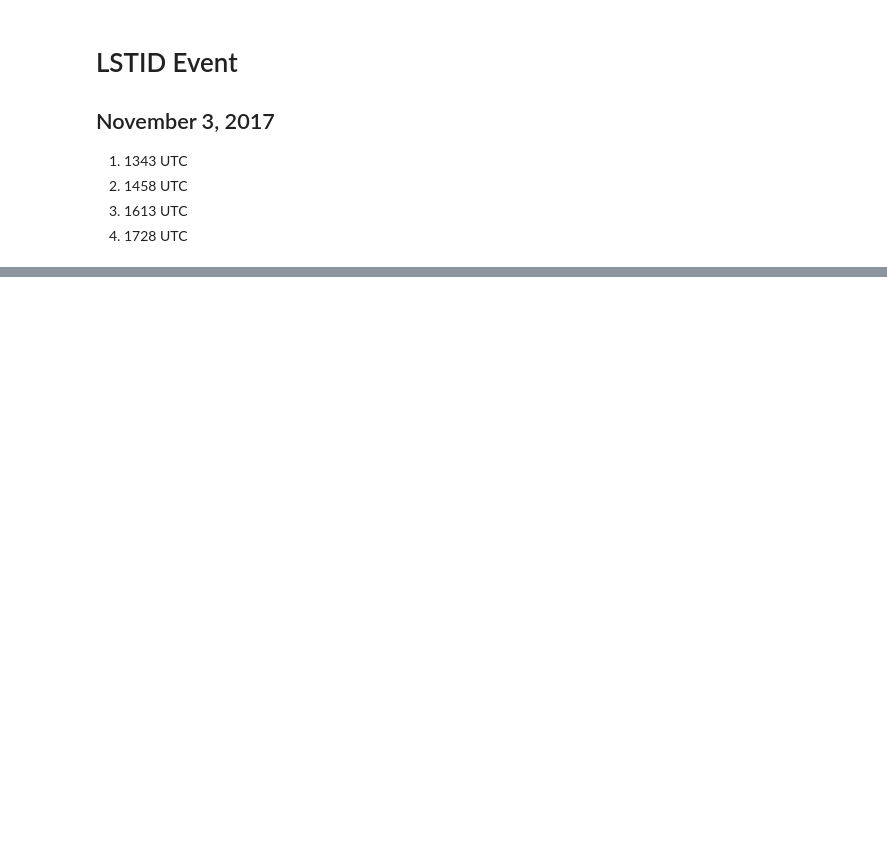
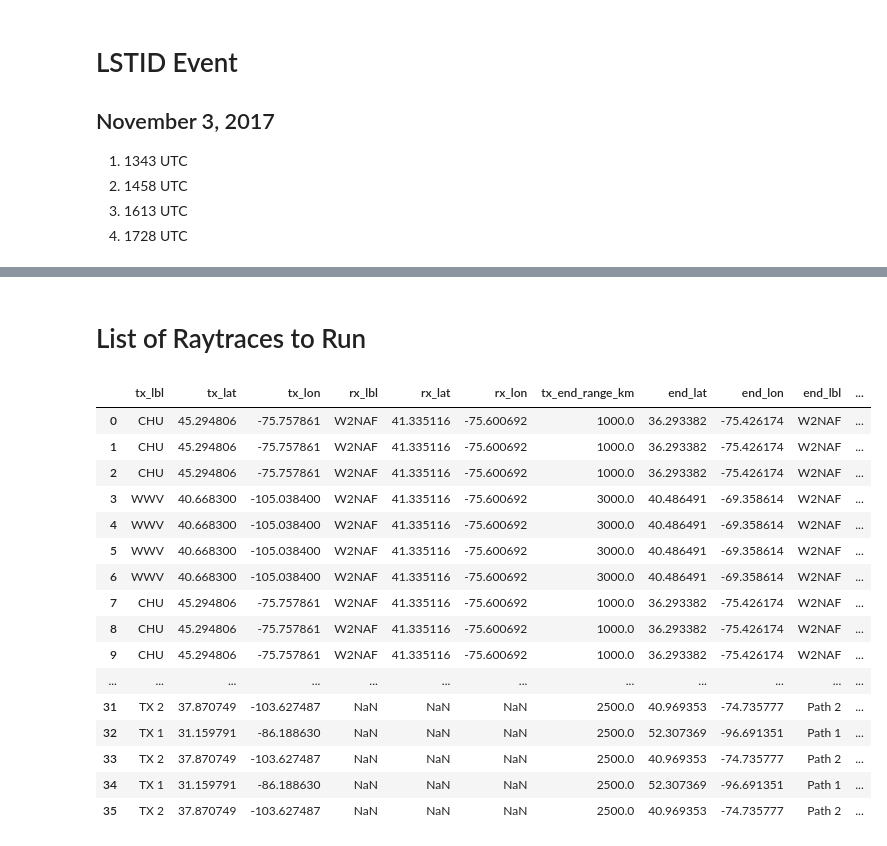
Before and after one commit to w2naf/IRI_TID, a Jupyter notebook: scripts/Maps for Devin.ipynb, the cells around one changed output, grey strips where cells are left out. Saved outputs shown, nothing was run; the diff lists cells and outputs as text; code cells hidden in the pictures; blank space fills up the shorter version.

```diff
--- a/scripts/Maps for Devin.ipynb
+++ b/scripts/Maps for Devin.ipynb
@@ -301,3 +659,18 @@ paths.df
 |  | tx_lat | tx_lon | tx_lbl | end_lat | end_lon | end_lbl | tx_end_range_km | tx_end_azm |
 | 0 | 31.159791 | -86.188630 | TX 1 | 52.307369 | -96.691351 | Path 1 | 2500.0 | -17.0 |
 | 1 | 37.870749 | -103.627487 | TX 2 | 40.969353 | -74.735777 | Path 2 | 2500.0 | 73.0 |
+# %%
+# Generate a List of Raytraces to run for the LSTID Event
+dates = []
+dates.append(datetime.datetime(2017,11,3,13,43))
+dates.append(datetime.datetime(2017,11,3,14,58))
+dates.append(datetime.datetime(2017,11,3,16,13))
+dates.append(datetime.datetime(2017,11,3,17,28))
+
+freqs = []
+freqs.append(14)
+
+event = 'LSTID Event'
+
+lstid_run_df = lstid_paths.generate_run_list(dates,freqs,event=event)
+lstid_run_df
@@ -303,0 +687,24 @@ paths.df
+# %% [markdown]
+# List of Raytraces to Run
+# %%
+run_df = pd.concat([eclipse_run_df,lstid_run_df],ignore_index=True)
+run_df.to_csv('run_raytraces.csv',index=False)
+run_df
+# %% [output]
+|  | tx_lbl | tx_lat | tx_lon | rx_lbl | rx_lat | rx_lon | tx_end_range_km | end_lat | end_lon | end_lbl | ... |
+| 0 | CHU | 45.294806 | -75.757861 | W2NAF | 41.335116 | -75.600692 | 1000.0 | 36.293382 | -75.426174 | W2NAF | ... |
+| 1 | CHU | 45.294806 | -75.757861 | W2NAF | 41.335116 | -75.600692 | 1000.0 | 36.293382 | -75.426174 | W2NAF | ... |
+| 2 | CHU | 45.294806 | -75.757861 | W2NAF | 41.335116 | -75.600692 | 1000.0 | 36.293382 | -75.426174 | W2NAF | ... |
+| 3 | WWV | 40.668300 | -105.038400 | W2NAF | 41.335116 | -75.600692 | 3000.0 | 40.486491 | -69.358614 | W2NAF | ... |
+| 4 | WWV | 40.668300 | -105.038400 | W2NAF | 41.335116 | -75.600692 | 3000.0 | 40.486491 | -69.358614 | W2NAF | ... |
+| 5 | WWV | 40.668300 | -105.038400 | W2NAF | 41.335116 | -75.600692 | 3000.0 | 40.486491 | -69.358614 | W2NAF | ... |
+| 6 | WWV | 40.668300 | -105.038400 | W2NAF | 41.335116 | -75.600692 | 3000.0 | 40.486491 | -69.358614 | W2NAF | ... |
+| 7 | CHU | 45.294806 | -75.757861 | W2NAF | 41.335116 | -75.600692 | 1000.0 | 36.293382 | -75.426174 | W2NAF | ... |
+| 8 | CHU | 45.294806 | -75.757861 | W2NAF | 41.335116 | -75.600692 | 1000.0 | 36.293382 | -75.426174 | W2NAF | ... |
+| 9 | CHU | 45.294806 | -75.757861 | W2NAF | 41.335116 | -75.600692 | 1000.0 | 36.293382 | -75.426174 | W2NAF | ... |
+| ... | ... | ... | ... | ... | ... | ... | ... | ... | ... | ... | ... |
+| 31 | TX 2 | 37.870749 | -103.627487 | NaN | NaN | NaN | 2500.0 | 40.969353 | -74.735777 | Path 2 | ... |
+| 32 | TX 1 | 31.159791 | -86.188630 | NaN | NaN | NaN | 2500.0 | 52.307369 | -96.691351 | Path 1 | ... |
+| 33 | TX 2 | 37.870749 | -103.627487 | NaN | NaN | NaN | 2500.0 | 40.969353 | -74.735777 | Path 2 | ... |
+| 34 | TX 1 | 31.159791 | -86.188630 | NaN | NaN | NaN | 2500.0 | 52.307369 | -96.691351 | Path 1 | ... |
+| 35 | TX 2 | 37.870749 | -103.627487 | NaN | NaN | NaN | 2500.0 | 40.969353 | -74.735777 | Path 2 | ... |
```
Also changed, not shown: parts of 9 cells of this notebook.
